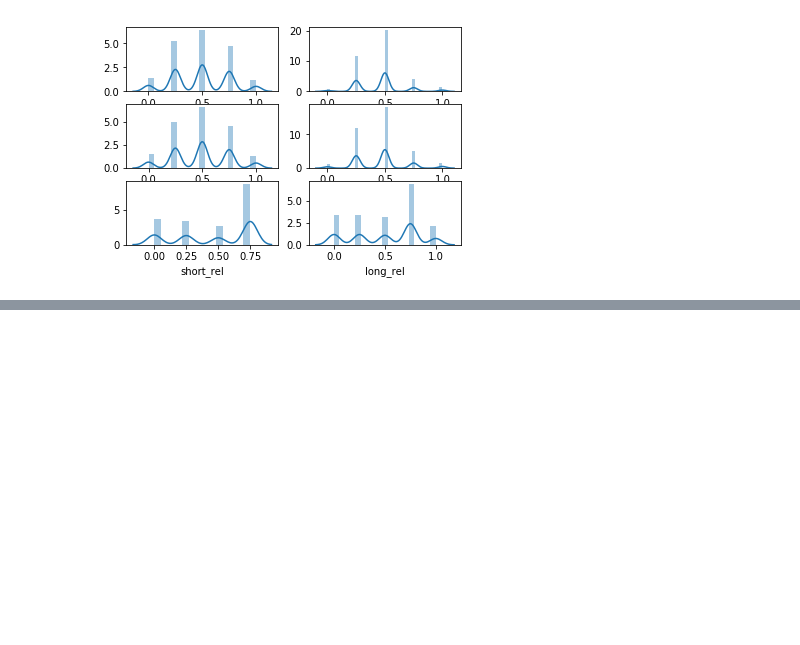
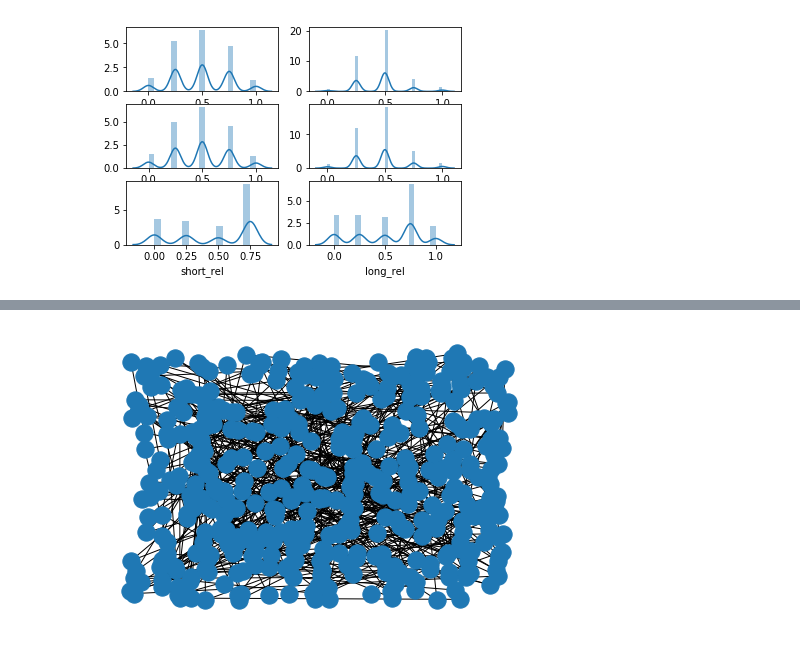
Before and after one commit to E-Trindade/complex_networks-bvsp, a Jupyter notebook: Ep2.ipynb, the cells around one changed output, grey strips where cells are left out. Saved outputs shown, nothing was run; the diff lists cells and outputs as text; code cells hidden in the pictures; blank space fills up the shorter version.

Commit message:
Built graph

```diff
--- a/Ep2.ipynb
+++ b/Ep2.ipynb
@@ -155,0 +145,6 @@ sns.distplot(df_disc.long_rel, ax=axs[2][1])
+# %%
+model_nodes = df_disc.drop_duplicates()
+model_nodes = model_nodes.assign(
+    node_id= range(1, len(model_nodes) + 1)
+).set_index('node_id')
+model_nodes
@@ -155,0 +168,5 @@ sns.distplot(df_disc.long_rel, ax=axs[2][1])
+# %%
+df_with_ids = df_disc.merge(model_nodes.reset_index(),
+                    on='short_noise long_noise short_gradient long_gradient short_rel long_rel'.split(),
+                    right_index=True)[['node_id']]
+df_with_ids.head(5)
@@ -155,0 +181,13 @@ sns.distplot(df_disc.long_rel, ax=axs[2][1])
+# %%
+# state_graph = pd.DataFrame(columns)
+edges = df_with_ids[:-1].assign(
+    leads_to = df_with_ids.shift(-1).dropna().astype(int)
+)
+edges
+# adjacency_graph = edges.pivot_table(
+#         index='node_id',
+#         columns=['leads_to'],
+#         aggfunc=len)\
+#     .fillna(0)
+
+# adjacency_graph
@@ -155,0 +209,6 @@ sns.distplot(df_disc.long_rel, ax=axs[2][1])
+# %%
+nx_graph = nx.convert_matrix.from_pandas_edgelist(edges, source='node_id', target='leads_to')
+nx.draw_random(nx_graph)
+plt.show()
+# %% [output]
+[figure, added]
```
Also changed, not shown: parts of 13 cells of this notebook, 4 other files.
